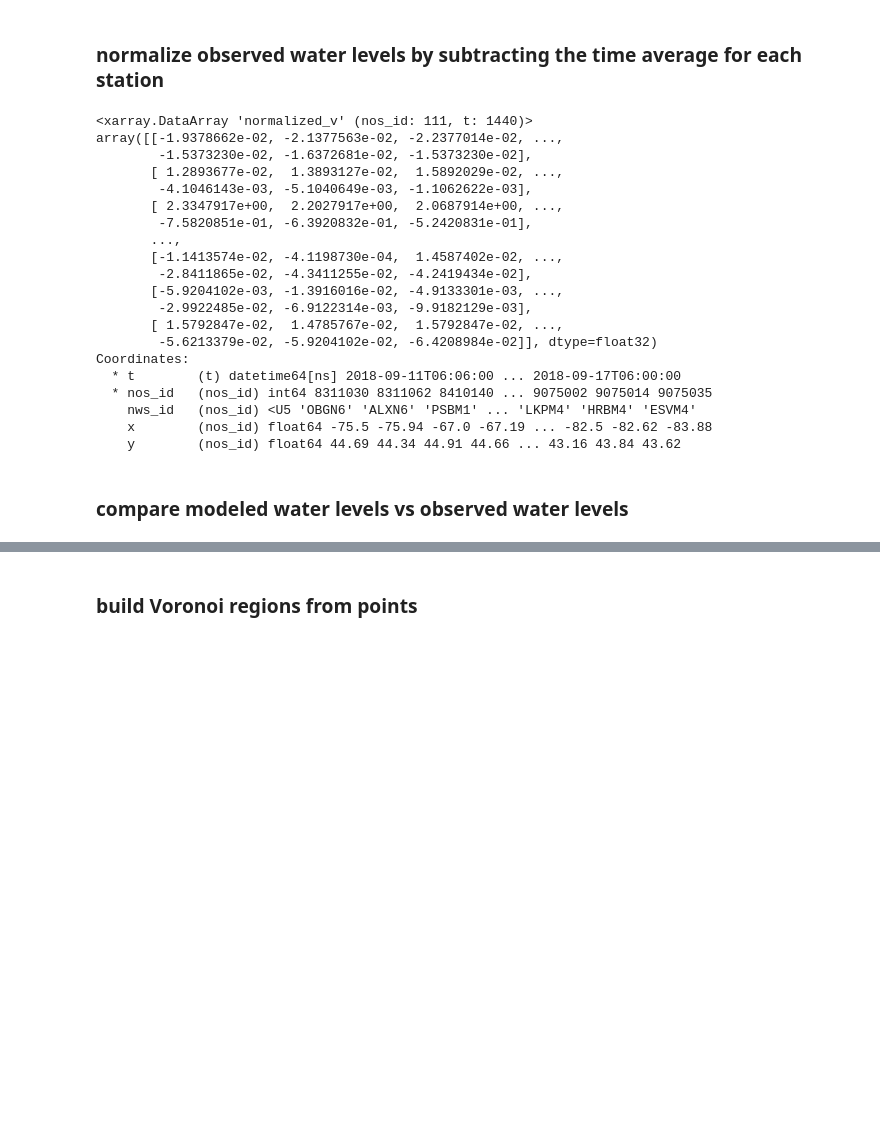
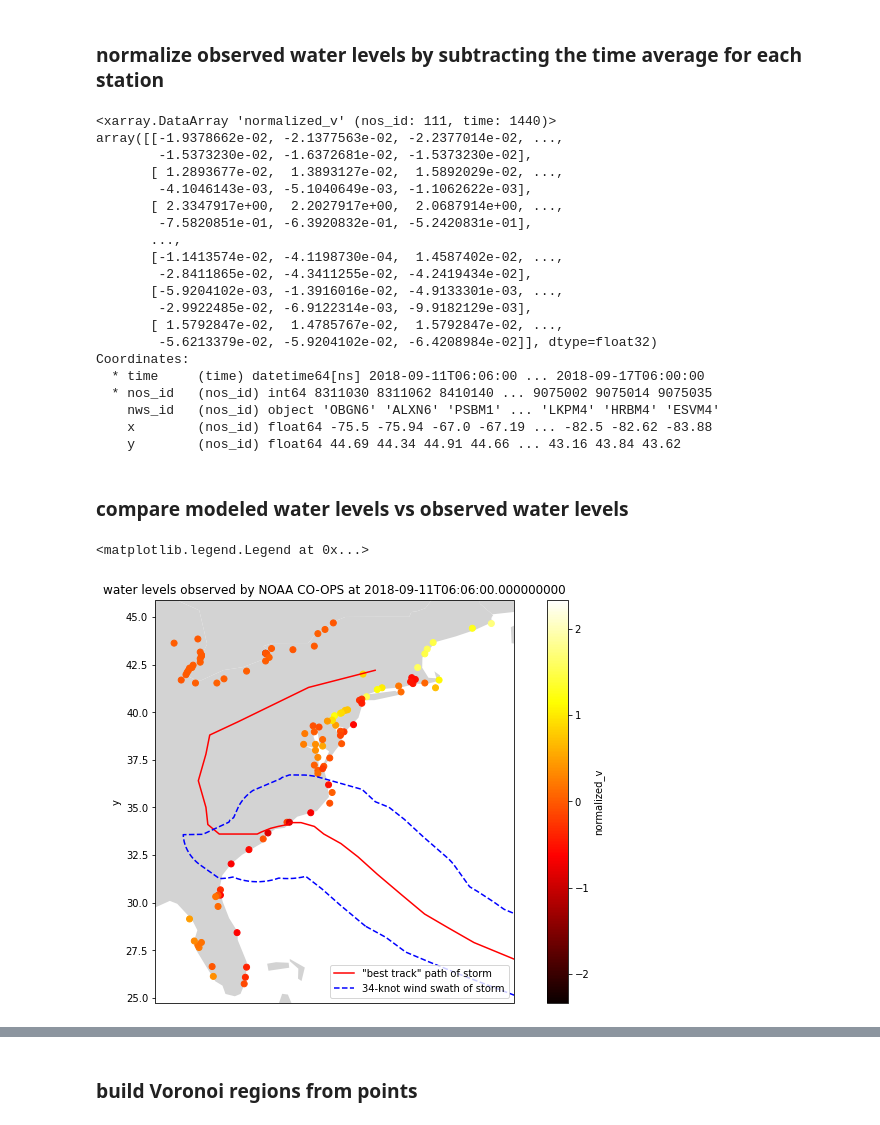
Before and after one commit to zacharyburnett/GEOG606, a Jupyter notebook: final/final_20220503.ipynb, the cells around one changed output, grey strips where cells are left out. Cells and saved outputs as stored; diff of their text form; code cells hidden in the pictures; blank space fills up the shorter version.

```diff
--- a/final/final_20220503.ipynb
+++ b/final/final_20220503.ipynb
@@ -256,10 +246,10 @@ Coordinates:
 # %% [markdown]
 ### normalize observed water levels by subtracting the time average for each station
 # %%
-observed_water_levels['normalized_v'] = observed_water_levels['v'] - observed_water_levels['v'].mean(dim='t')
+observed_water_levels['normalized_v'] = observed_water_levels['v'] - observed_water_levels['v'].mean(dim='time')
 observed_water_levels['normalized_v']
 # %% [output]
-<xarray.DataArray 'normalized_v' (nos_id: 111, t: 1440)>
+<xarray.DataArray 'normalized_v' (nos_id: 111, time: 1440)>
 array([[-1.9378662e-02, -2.1377563e-02, -2.2377014e-02, ...,
         -1.5373230e-02, -1.6372681e-02, -1.5373230e-02],
        [ 1.2893677e-02,  1.3893127e-02,  1.5892029e-02, ...,
@@ -274,9 +264,9 @@ array([[-1.9378662e-02, -2.1377563e-02, -2.2377014e-02, ...,
        [ 1.5792847e-02,  1.4785767e-02,  1.5792847e-02, ...,
         -5.6213379e-02, -5.9204102e-02, -6.4208984e-02]], dtype=float32)
 Coordinates:
-  * t        (t) datetime64[ns] 2018-09-11T06:06:00 ... 2018-09-17T06:00:00
+  * time     (time) datetime64[ns] 2018-09-11T06:06:00 ... 2018-09-17T06:00:00
   * nos_id   (nos_id) int64 8311030 8311062 8410140 ... 9075002 9075014 9075035
-    nws_id   (nos_id) <U5 'OBGN6' 'ALXN6' 'PSBM1' ... 'LKPM4' 'HRBM4' 'ESVM4'
+    nws_id   (nos_id) object 'OBGN6' 'ALXN6' 'PSBM1' ... 'LKPM4' 'HRBM4' 'ESVM4'
     x        (nos_id) float64 -75.5 -75.94 -67.0 -67.19 ... -82.5 -82.62 -83.88
     y        (nos_id) float64 44.69 44.34 44.91 44.66 ... 43.16 43.84 43.62
 # %% [markdown]
@@ -284,18 +274,21 @@ Coordinates:
 # %%
 figure = pyplot.figure(figsize=(12, 12 / 1.61803398875))
 axis = figure.add_subplot(1, 1, 1, projection=crs.Robinson())
 
 countries.plot(color='lightgrey', ax=axis)
 best_track.data.plot.line(x='longitude', y='latitude', c='red', label='"best track" path of storm', ax=axis)
 axis.plot(*wind_swath_34kt.exterior.xy, '--', c='blue', label='34-knot wind swath of storm')
 axis.set_xlim(*stations_bounds[0, :])
 axis.set_ylim(*stations_bounds[1, :])
 
-observed_water_levels_at_selected_time = observed_water_levels.isel(t=0)
-observed_water_levels_at_selected_time.plot.scatter(x='x', y='y', hue='normalized_v', cmap='cool', ax=axis)
-axis.set_title(f'water levels observed by NOAA CO-OPS at {observed_water_levels_at_selected_time["t"].values}')
+observed_water_levels_at_selected_time = observed_water_levels.isel(time=0)
+observed_water_levels_at_selected_time.plot.scatter(x='x', y='y', hue='normalized_v', cmap='hot', ax=axis)
+axis.set_title(f'water levels observed by NOAA CO-OPS at {observed_water_levels_at_selected_time["time"].values}')
 
 axis.legend()
+# %% [output]
+<matplotlib.legend.Legend at 0x...>
+[figure, added]
 # %%
 figure = pyplot.figure(figsize=(12, 12 / 1.61803398875))
 axis_1, axis_2 = figure.subplots(2, 1, sharex='all')
```
Also changed, not shown: parts of 24 cells of this notebook.
